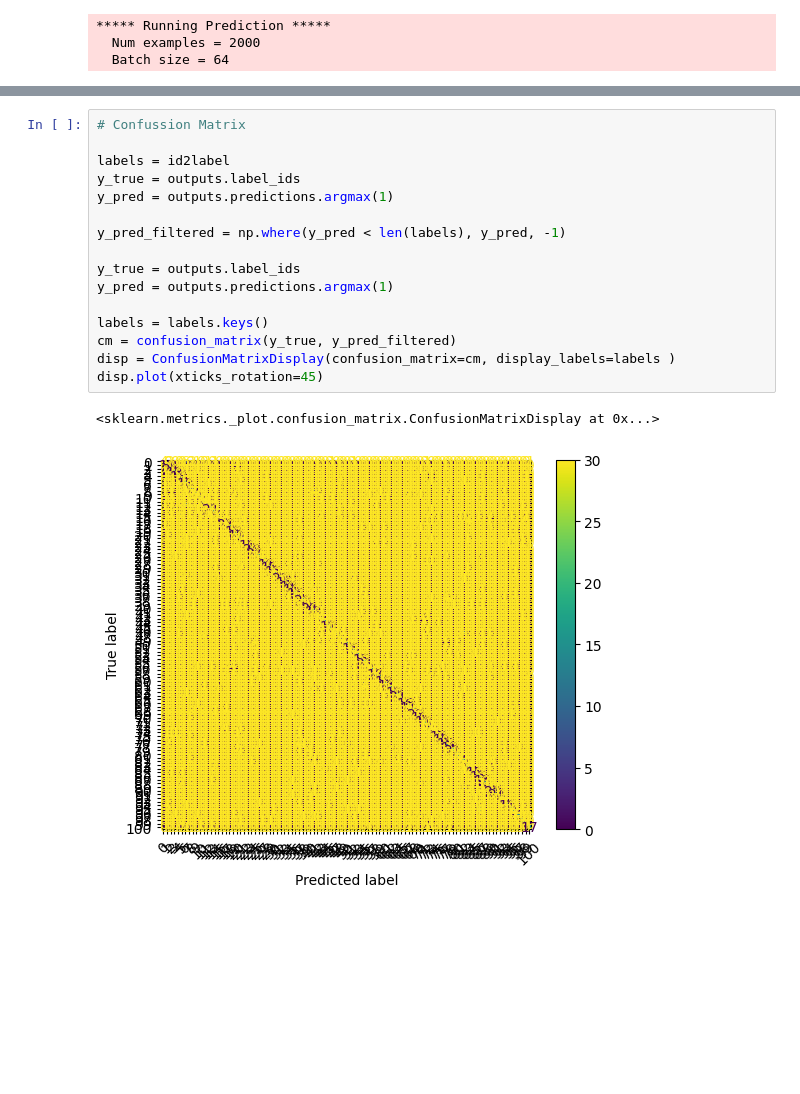
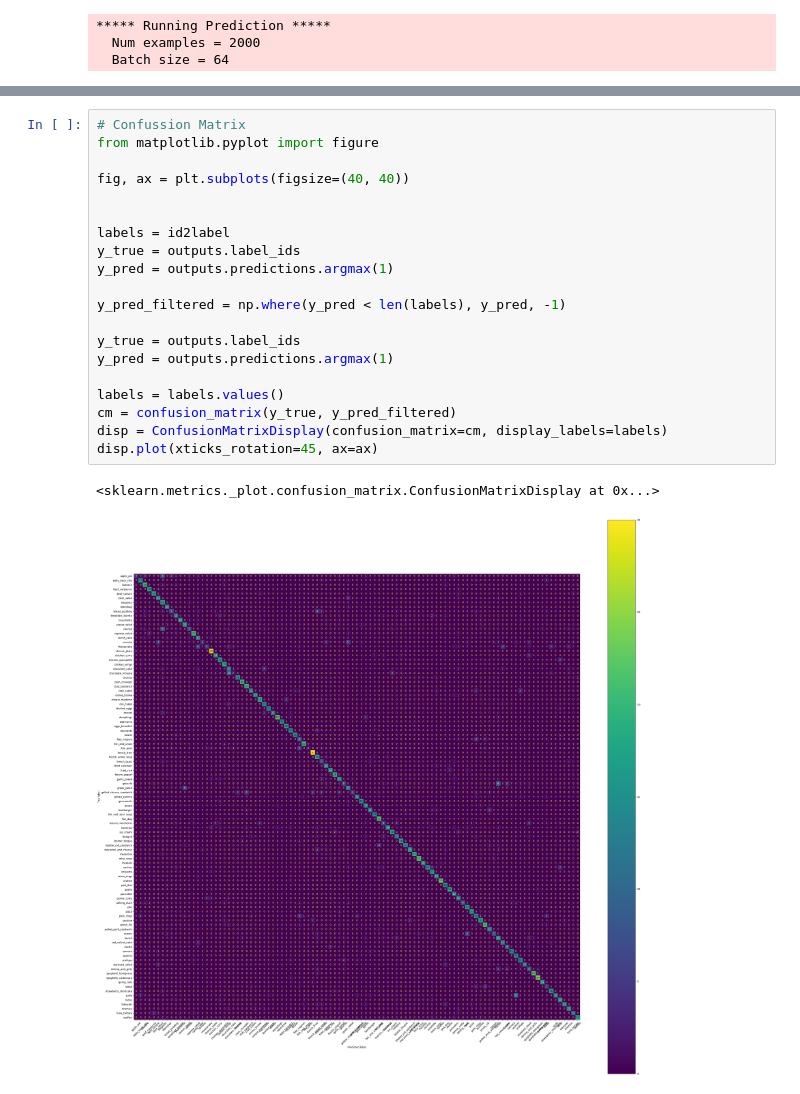
Before and after one commit to wpradamancilla/CEIA-ViT, a Jupyter notebook: TPFinal/TPFinal.ipynb, the cells around one changed output, grey strips where cells are left out. Drawn from its saved outputs; the diff is of its cells as text; blank space fills up the shorter version.

```diff
--- a/TPFinal/TPFinal.ipynb
+++ b/TPFinal/TPFinal.ipynb
@@ -471,19 +434,23 @@ outputs.metrics
 # %%
 # Confussion Matrix
+from matplotlib.pyplot import figure
+
+fig, ax = plt.subplots(figsize=(40, 40))
+
 
 labels = id2label
 y_true = outputs.label_ids
 y_pred = outputs.predictions.argmax(1)
 
 y_pred_filtered = np.where(y_pred < len(labels), y_pred, -1)
 
 y_true = outputs.label_ids
 y_pred = outputs.predictions.argmax(1)
 
-labels = labels.keys()
+labels = labels.values()
 cm = confusion_matrix(y_true, y_pred_filtered)
-disp = ConfusionMatrixDisplay(confusion_matrix=cm, display_labels=labels )
-disp.plot(xticks_rotation=45)
+disp = ConfusionMatrixDisplay(confusion_matrix=cm, display_labels=labels)
+disp.plot(xticks_rotation=45, ax=ax)
 # %% [output]
 <sklearn.metrics._plot.confusion_matrix.ConfusionMatrixDisplay at 0x...>
-[figure, old version]
+[figure, new version]
```
Also changed, not shown: parts of 9 cells of this notebook, 1 other file.
